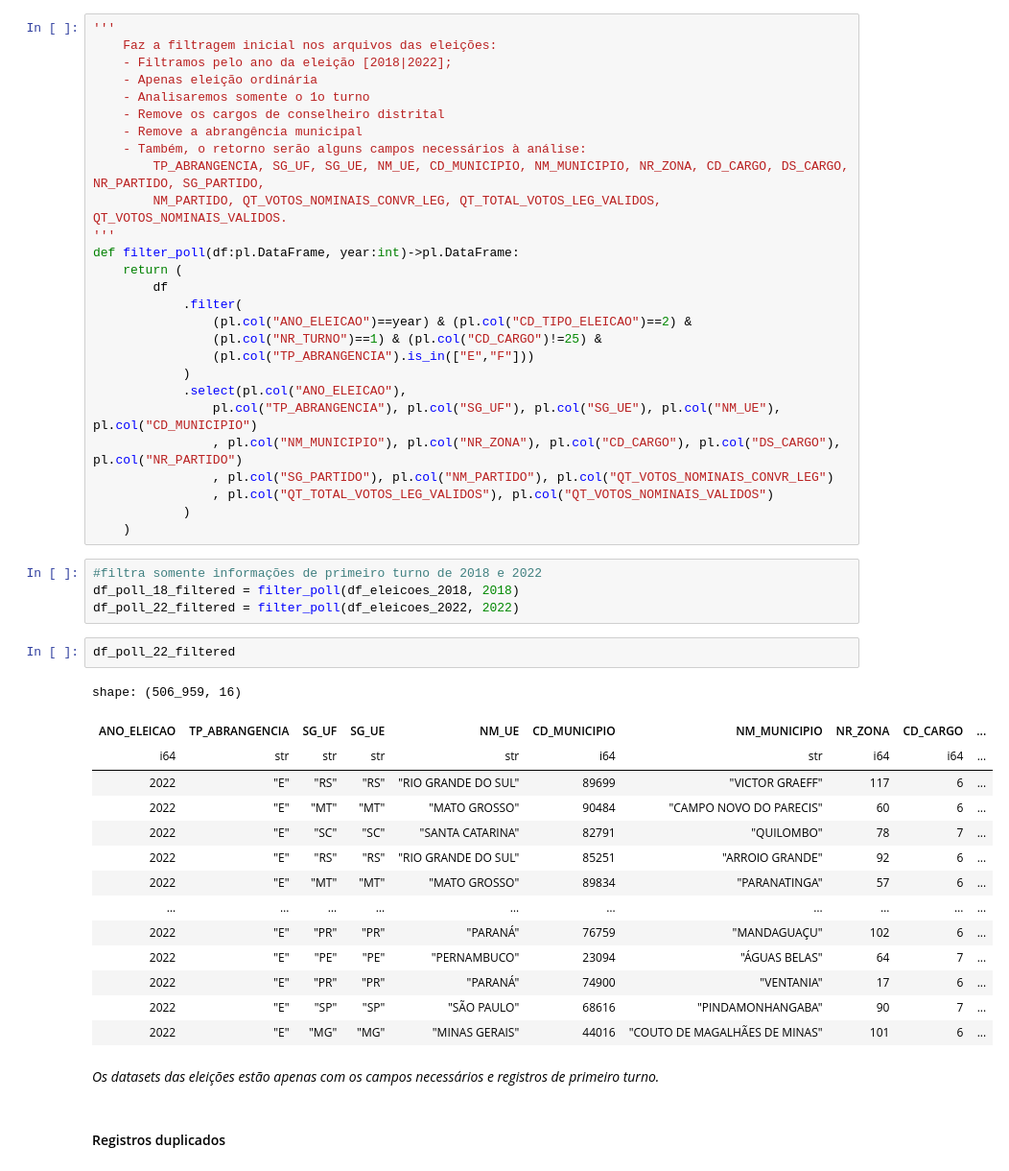
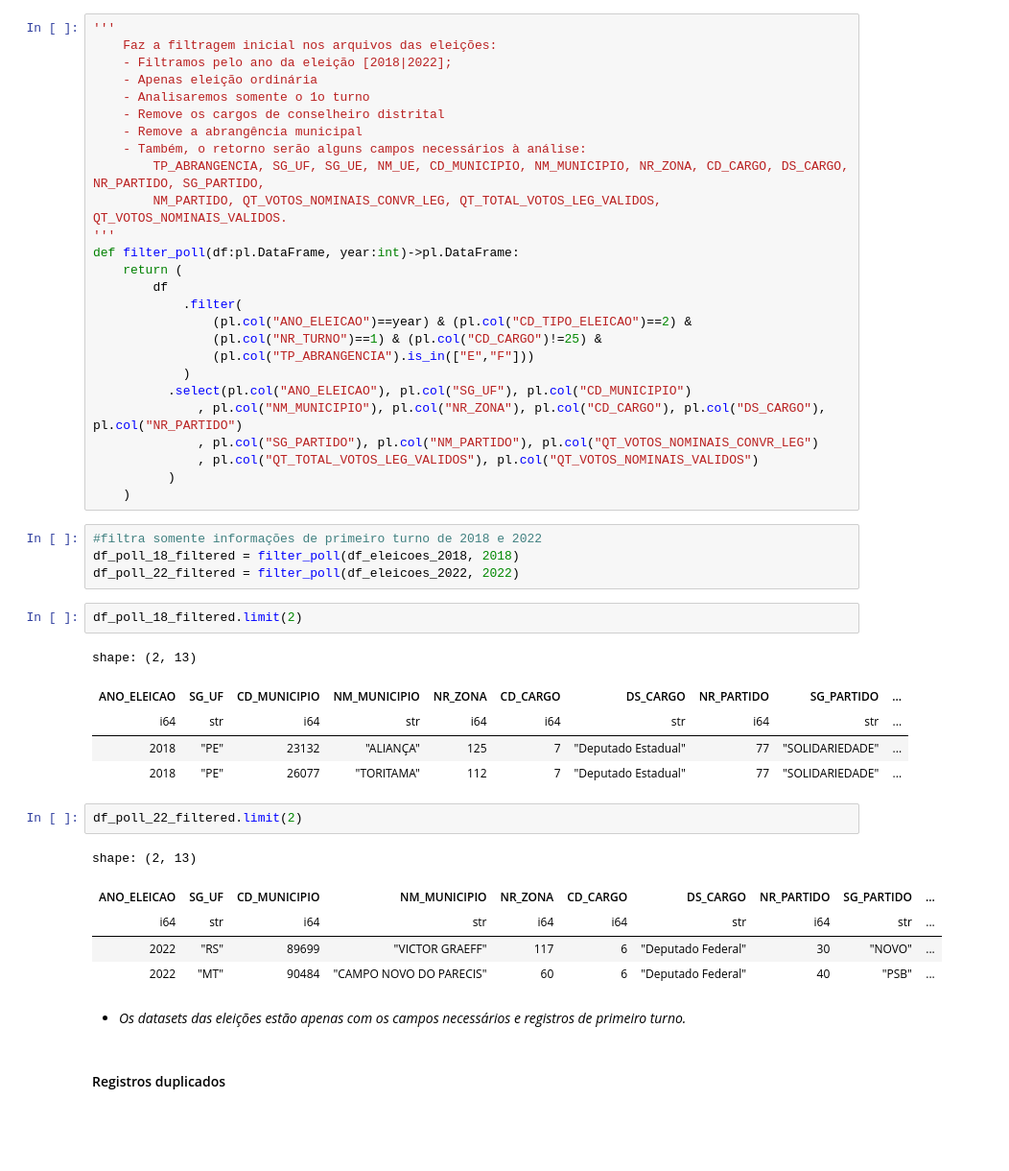
Before and after one commit to perferctstorm/DiscursoOdioEleicoes, a Jupyter notebook: Eleicoes/01_Pre-Processamento.ipynb, the cells around one changed output. Shown at 96% size. Saved outputs shown, nothing was run; the diff lists cells and outputs as text; blank space fills up the shorter version.

```diff
--- a/Eleicoes/01_Pre-Processamento.ipynb
+++ b/Eleicoes/01_Pre-Processamento.ipynb
@@ -268,36 +360,34 @@ def filter_poll(df:pl.DataFrame, year:int)->pl.DataFrame:
                 (pl.col("NR_TURNO")==1) & (pl.col("CD_CARGO")!=25) &
                 (pl.col("TP_ABRANGENCIA").is_in(["E","F"]))
             )
-            .select(pl.col("ANO_ELEICAO"),
-                pl.col("TP_ABRANGENCIA"), pl.col("SG_UF"), pl.col("SG_UE"), pl.col("NM_UE"), pl.col("CD_MUNICIPIO")
-                , pl.col("NM_MUNICIPIO"), pl.col("NR_ZONA"), pl.col("CD_CARGO"), pl.col("DS_CARGO"), pl.col("NR_PARTIDO")
-                , pl.col("SG_PARTIDO"), pl.col("NM_PARTIDO"), pl.col("QT_VOTOS_NOMINAIS_CONVR_LEG")
-                , pl.col("QT_TOTAL_VOTOS_LEG_VALIDOS"), pl.col("QT_VOTOS_NOMINAIS_VALIDOS")
-            )
+          .select(pl.col("ANO_ELEICAO"), pl.col("SG_UF"), pl.col("CD_MUNICIPIO")
+              , pl.col("NM_MUNICIPIO"), pl.col("NR_ZONA"), pl.col("CD_CARGO"), pl.col("DS_CARGO"), pl.col("NR_PARTIDO")
+              , pl.col("SG_PARTIDO"), pl.col("NM_PARTIDO"), pl.col("QT_VOTOS_NOMINAIS_CONVR_LEG")
+              , pl.col("QT_TOTAL_VOTOS_LEG_VALIDOS"), pl.col("QT_VOTOS_NOMINAIS_VALIDOS")
+          )
     )
 # %%
 #filtra somente informações de primeiro turno de 2018 e 2022
 df_poll_18_filtered = filter_poll(df_eleicoes_2018, 2018)
 df_poll_22_filtered = filter_poll(df_eleicoes_2022, 2022)
+# %%
+df_poll_18_filtered.limit(2)
+# %% [output]
+shape: (2, 13)
+| ANO_ELEICAO | SG_UF | CD_MUNICIPIO | NM_MUNICIPIO | NR_ZONA | CD_CARGO | DS_CARGO | NR_PARTIDO | SG_PARTIDO | ... |
+| i64 | str | i64 | str | i64 | i64 | str | i64 | str | ... |
+| 2018 | "PE" | 23132 | "ALIANÇA" | 125 | 7 | "Deputado Estadual" | 77 | "SOLIDARIEDADE" | ... |
+| 2018 | "PE" | 26077 | "TORITAMA" | 112 | 7 | "Deputado Estadual" | 77 | "SOLIDARIEDADE" | ... |
 # %%
-df_poll_22_filtered
+df_poll_22_filtered.limit(2)
 # %% [output]
-shape: (506_959, 16)
+shape: (2, 13)
-| ANO_ELEICAO | TP_ABRANGENCIA | SG_UF | SG_UE | NM_UE | CD_MUNICIPIO | NM_MUNICIPIO | NR_ZONA | CD_CARGO | ... |
-| i64 | str | str | str | str | i64 | str | i64 | i64 | ... |
-| 2022 | "E" | "RS" | "RS" | "RIO GRANDE DO SUL" | 89699 | "VICTOR GRAEFF" | 117 | 6 | ... |
-| 2022 | "E" | "MT" | "MT" | "MATO GROSSO" | 90484 | "CAMPO NOVO DO PARECIS" | 60 | 6 | ... |
-| 2022 | "E" | "SC" | "SC" | "SANTA CATARINA" | 82791 | "QUILOMBO" | 78 | 7 | ... |
-| 2022 | "E" | "RS" | "RS" | "RIO GRANDE DO SUL" | 85251 | "ARROIO GRANDE" | 92 | 6 | ... |
-| 2022 | "E" | "MT" | "MT" | "MATO GROSSO" | 89834 | "PARANATINGA" | 57 | 6 | ... |
-| … | … | … | … | … | … | … | … | … | ... |
-| 2022 | "E" | "PR" | "PR" | "PARANÁ" | 76759 | "MANDAGUAÇU" | 102 | 6 | ... |
-| 2022 | "E" | "PE" | "PE" | "PERNAMBUCO" | 23094 | "ÁGUAS BELAS" | 64 | 7 | ... |
-| 2022 | "E" | "PR" | "PR" | "PARANÁ" | 74900 | "VENTANIA" | 17 | 6 | ... |
-| 2022 | "E" | "SP" | "SP" | "SÃO PAULO" | 68616 | "PINDAMONHANGABA" | 90 | 7 | ... |
-| 2022 | "E" | "MG" | "MG" | "MINAS GERAIS" | 44016 | "COUTO DE MAGALHÃES DE MINAS" | 101 | 6 | ... |
+| ANO_ELEICAO | SG_UF | CD_MUNICIPIO | NM_MUNICIPIO | NR_ZONA | CD_CARGO | DS_CARGO | NR_PARTIDO | SG_PARTIDO | ... |
+| i64 | str | i64 | str | i64 | i64 | str | i64 | str | ... |
+| 2022 | "RS" | 89699 | "VICTOR GRAEFF" | 117 | 6 | "Deputado Federal" | 30 | "NOVO" | ... |
+| 2022 | "MT" | 90484 | "CAMPO NOVO DO PARECIS" | 60 | 6 | "Deputado Federal" | 40 | "PSB" | ... |
 # %% [markdown]
-_Os datasets das eleições estão apenas com os campos necessários e registros de primeiro turno._
+- _Os datasets das eleições estão apenas com os campos necessários e registros de primeiro turno._
 # %% [markdown]
 #### Registros duplicados
 # %%
```
Also changed, not shown: parts of 70 cells of this notebook, 11 other files.
